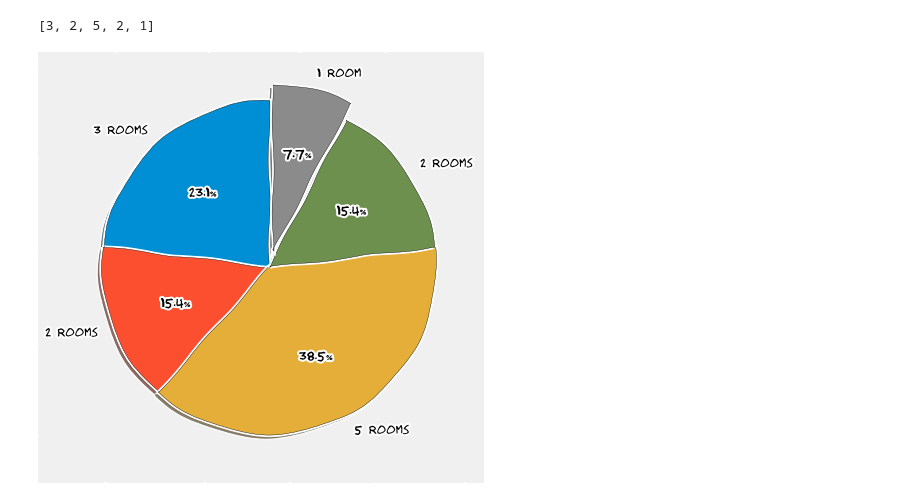
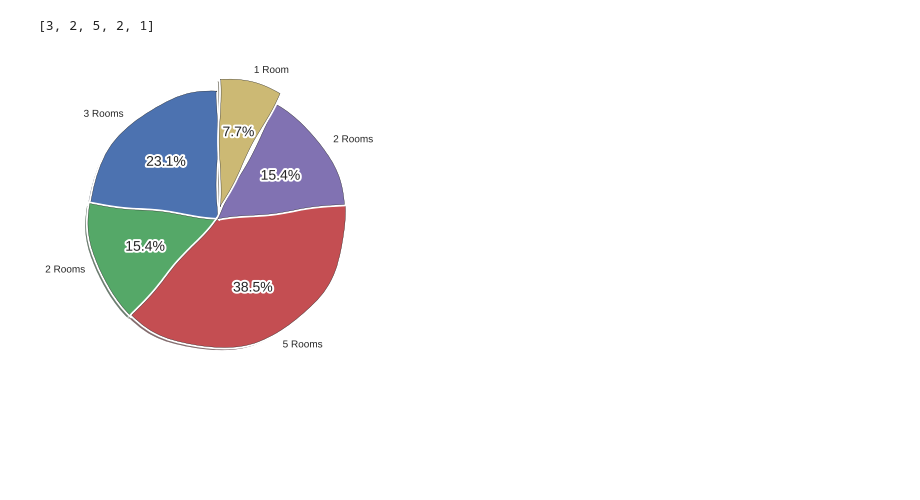
Before and after one commit to DataCrusade1999/Python, a Jupyter notebook: Matplotlib(Colab).ipynb, the cells around one changed output. Saved outputs shown, nothing was run; the diff lists cells and outputs as text; code cells hidden in the pictures; blank space fills up the shorter version.

```diff
--- a/Matplotlib(Colab).ipynb
+++ b/Matplotlib(Colab).ipynb
@@ -40,6 +40,5 @@ plt.show()
 # %%
 data1={'key1':np.arange(0,50),'key2':np.random.rand(50),'key3':np.random.rand(50)}
-plt.style.use('tableau-colorblind10')
 plt.scatter('key1','key2',data=data1)
 plt.scatter('key1','key3',data=data1)
 plt.scatter('key2','key3',data=data1)
@@ -65,7 +64,6 @@ print(plt.style.available)
 BAR CHART
 # %%
 
-plt.style.use('ggplot')
 plt.bar(np.arange(25)+0.25,np.arange(25),width=0.25,color='b',label='bars')
 plt.bar(np.arange(25)-0.25,np.arange(25),width=0.25,color='y',label='New Bars')
 plt.plot(np.arange(25),np.arange(25),color='k',label='line')
@@ -119,8 +117,9 @@ Index(['Unnamed: 0', 'city', 'area', 'rooms', 'bathroom', 'parking spaces',
 PLOTTING THE DATA FROM CSV FILE
 # %%
 # After performing EDA We Found Correlation Between City And Property Tax
-plt.style.use('fivethirtyeight')
-plt.scatter(df1.head(15)['property tax'],df1.head(15)['city'],marker='o',alpha=0.6)
+plt.scatter(df1.head(10)['property tax'],df1.head(10)['city'],c=[121,11,89,16,16,28,64,17,26,37],marker='o',alpha=0.6,cmap='summer',edgecolors='black')
+cbar=plt.colorbar()
+cbar.set_label('Fire Insurance')
 plt.xlabel('Property Tax')
 plt.ylabel('City Or Not')
 plt.title('Houses To Rent')
@@ -132,6 +131,5 @@ plt.show()
 # %%
 # From EDA We Can See The Correlation Between Rent Amount And Rooms
-plt.style.use('fivethirtyeight')
 plt.barh(df1.head(20)['rent amount'],df1.head(20)['rooms'],)
 plt.xlabel('Number Of Rooms')
 plt.ylabel('Rent Amount')
@@ -148,8 +146,8 @@ print(df2)
 # %% [output]
 [3, 2, 5, 2, 1]
 # %%
-plt.style.use('seaborn-talk')
+
 plt.pie(df2,explode=[0,0,0,0,0.1],labels=['3 Rooms','2 Rooms','5 Rooms','2 Rooms','1 Room'],shadow=True,startangle=90,wedgeprops={'edgecolor':'black'},autopct='%1.1f%%')
 plt.show()
 # %% [output]
-[figure, old version]
+[figure, new version]
```
Also changed, not shown: parts of 9 cells of this notebook.
